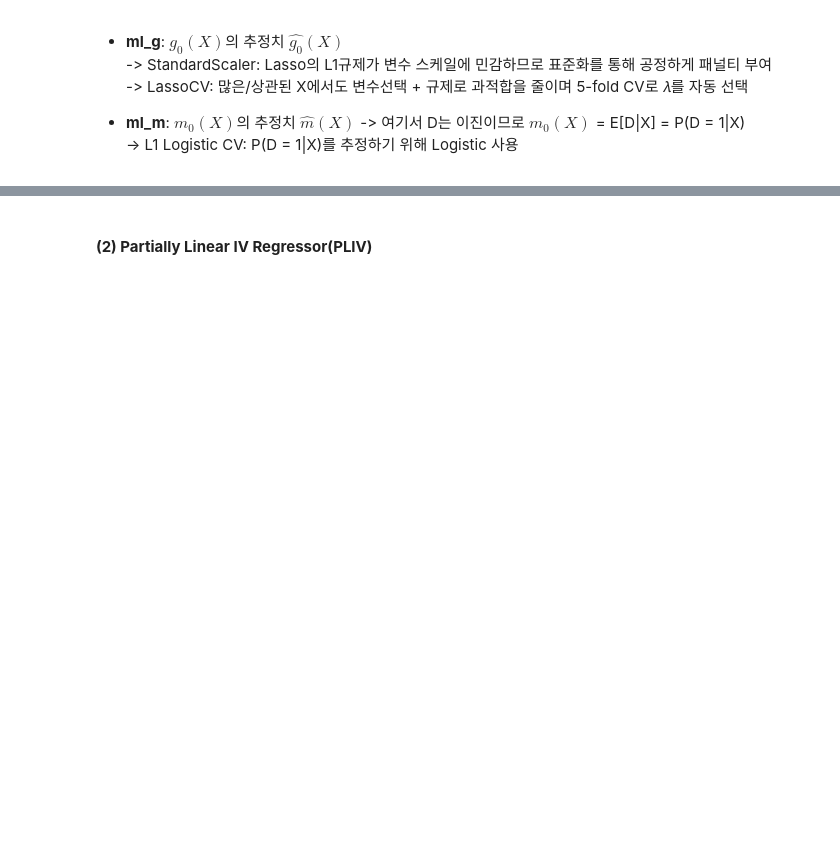
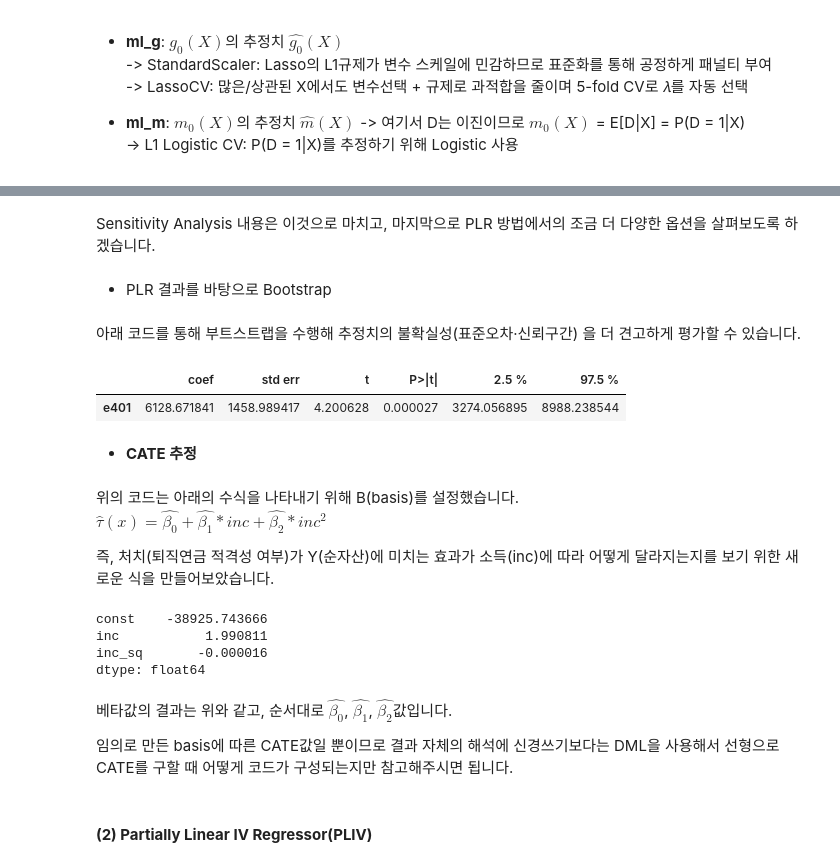
Before and after one commit to Funbucket/awesome-causal-inference-python, a Jupyter notebook: book/ate/propensity_score_and_dml.ipynb, the cells around one changed output, grey strips where cells are left out. Cells and saved outputs as stored; diff of their text form; code cells hidden in the pictures; blank space fills up the shorter version.

```diff
--- a/book/ate/propensity_score_and_dml.ipynb
+++ b/book/ate/propensity_score_and_dml.ipynb
@@ -579,0 +623,15 @@ Diff (Resid OLS - DoubleML): -366.1264082597454
+# %% [markdown]
+Sensitivity Analysis 내용은 이것으로 마치고, 마지막으로 PLR 방법에서의 조금 더 다양한 옵션을 살펴보도록 하겠습니다.
+# %% [markdown]
+* PLR 결과를 바탕으로 Bootstrap
+# %% [markdown]
+아래 코드를 통해 부트스트랩을 수행해 추정치의 불확실성(표준오차·신뢰구간) 을 더 견고하게 평가할 수 있습니다.
+# %%
+dml_plr.bootstrap(method='normal', n_rep_boot=1000)
+
+dml_plr.summary
+# %% [output]
+|  | coef | std err | t | P>|t| | 2.5 % | 97.5 % |
+| e401 | 6128.671841 | 1458.989417 | 4.200628 | 0.000027 | 3274.056895 | 8988.238544 |
+# %% [markdown]
+* **CATE 추정**
@@ -580,2 +655,20 @@ Diff (Resid OLS - DoubleML): -366.1264082597454
+# %% [markdown]
+위의 코드는 아래의 수식을 나타내기 위해 B(basis)를 설정했습니다.
+$\hat{\tau}(x) = \hat{\beta_0} + \hat{\beta_1} * inc + \hat{\beta_2} * inc^2$
+
+즉, 처치(퇴직연금 적격성 여부)가 Y(순자산)에 미치는 효과가 소득(inc)에 따라 어떻게 달라지는지를 보기 위한 새로운 식을 만들어보았습니다.
+# %%
+beta = blp.blp_model.params
+se   = blp.blp_model.bse
+beta
+# %% [output]
+const    -38925.743666
+inc           1.990811
+inc_sq       -0.000016
+dtype: float64
+# %% [markdown]
+베타값의 결과는 위와 같고, 순서대로 $\hat{\beta_0}$, $\hat{\beta_1}$, $\hat{\beta_2}$값입니다.
+
+임의로 만든 basis에 따른 CATE값일 뿐이므로 결과 자체의 해석에 신경쓰기보다는 DML을 사용해서 선형으로 CATE를 구할 때 어떻게 코드가 구성되는지만 참고해주시면 됩니다.
 # %% [markdown]
 #### **(2) Partially Linear IV Regressor(PLIV)**
```
Also changed, not shown: parts of 35 cells of this notebook.
